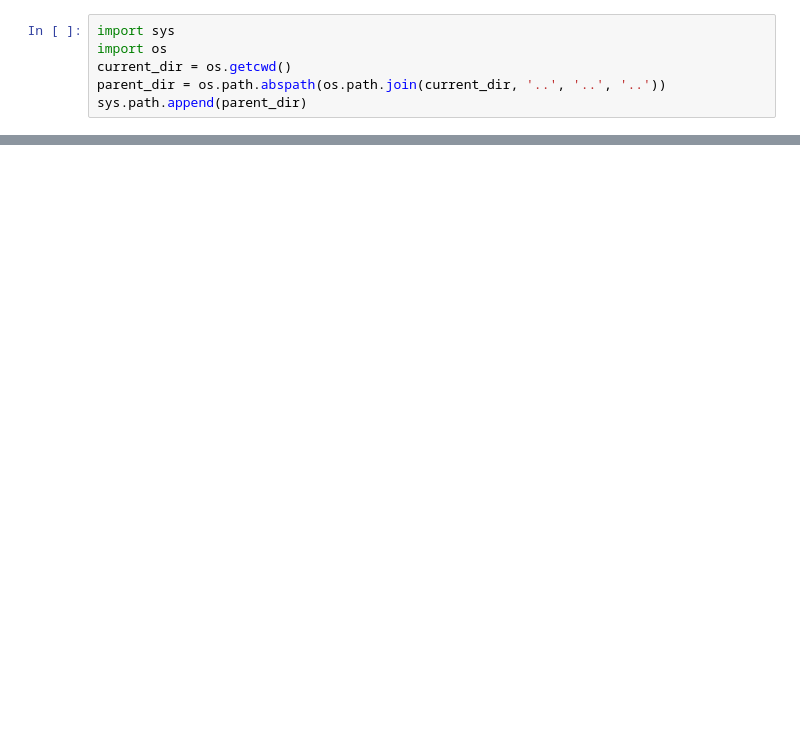
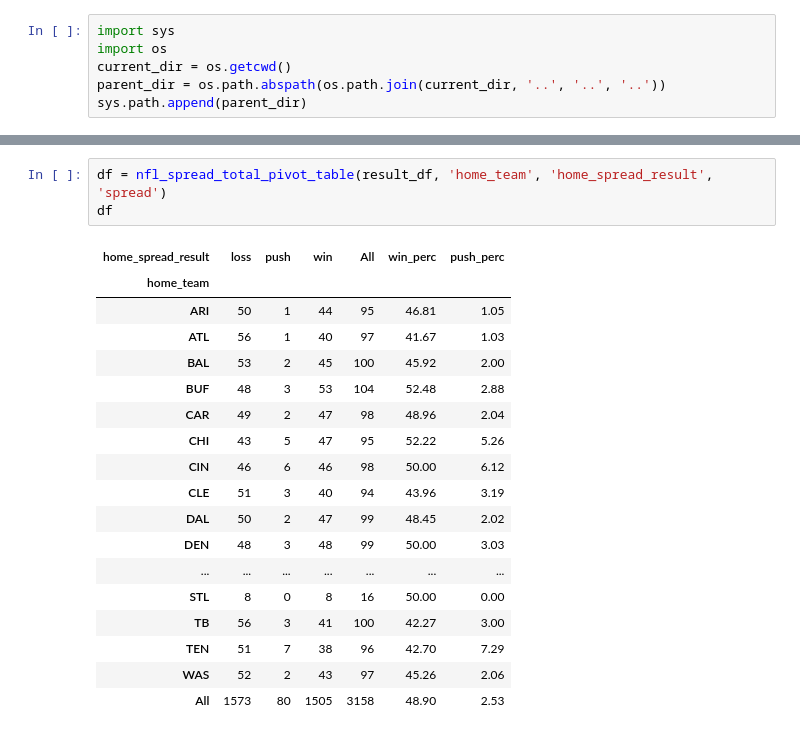
Before and after one commit to s97clinton/data_lab, a Jupyter notebook: project_directory/NFL/nfl_model_v4/eda_schedule_data.ipynb, the cells around one changed output, grey strips where cells are left out. Drawn from its saved outputs; the diff is of its cells as text; blank space fills up the shorter version.

```diff
--- a/project_directory/NFL/nfl_model_v4/eda_schedule_data.ipynb
+++ b/project_directory/NFL/nfl_model_v4/eda_schedule_data.ipynb
@@ -65,0 +135,22 @@ plot_histogram(result_df, 'total_line', 'Totals')
+# %%
+df = nfl_spread_total_pivot_table(result_df, 'home_team', 'home_spread_result', 'spread')
+df
+# %% [output]
+| home_spread_result | loss | push | win | All | win_perc | push_perc |
+| home_team |  |  |  |  |  |  |
+| ARI | 50 | 1 | 44 | 95 | 46.81 | 1.05 |
+| ATL | 56 | 1 | 40 | 97 | 41.67 | 1.03 |
+| BAL | 53 | 2 | 45 | 100 | 45.92 | 2.00 |
+| BUF | 48 | 3 | 53 | 104 | 52.48 | 2.88 |
+| CAR | 49 | 2 | 47 | 98 | 48.96 | 2.04 |
+| CHI | 43 | 5 | 47 | 95 | 52.22 | 5.26 |
+| CIN | 46 | 6 | 46 | 98 | 50.00 | 6.12 |
+| CLE | 51 | 3 | 40 | 94 | 43.96 | 3.19 |
+| DAL | 50 | 2 | 47 | 99 | 48.45 | 2.02 |
+| DEN | 48 | 3 | 48 | 99 | 50.00 | 3.03 |
+| ... | ... | ... | ... | ... | ... | ... |
+| STL | 8 | 0 | 8 | 16 | 50.00 | 0.00 |
+| TB | 56 | 3 | 41 | 100 | 42.27 | 3.00 |
+| TEN | 51 | 7 | 38 | 96 | 42.70 | 7.29 |
+| WAS | 52 | 2 | 43 | 97 | 45.26 | 2.06 |
+| All | 1573 | 80 | 1505 | 3158 | 48.90 | 2.53 |
```
Also changed, not shown: parts of 14 cells of this notebook, 3 other files.
